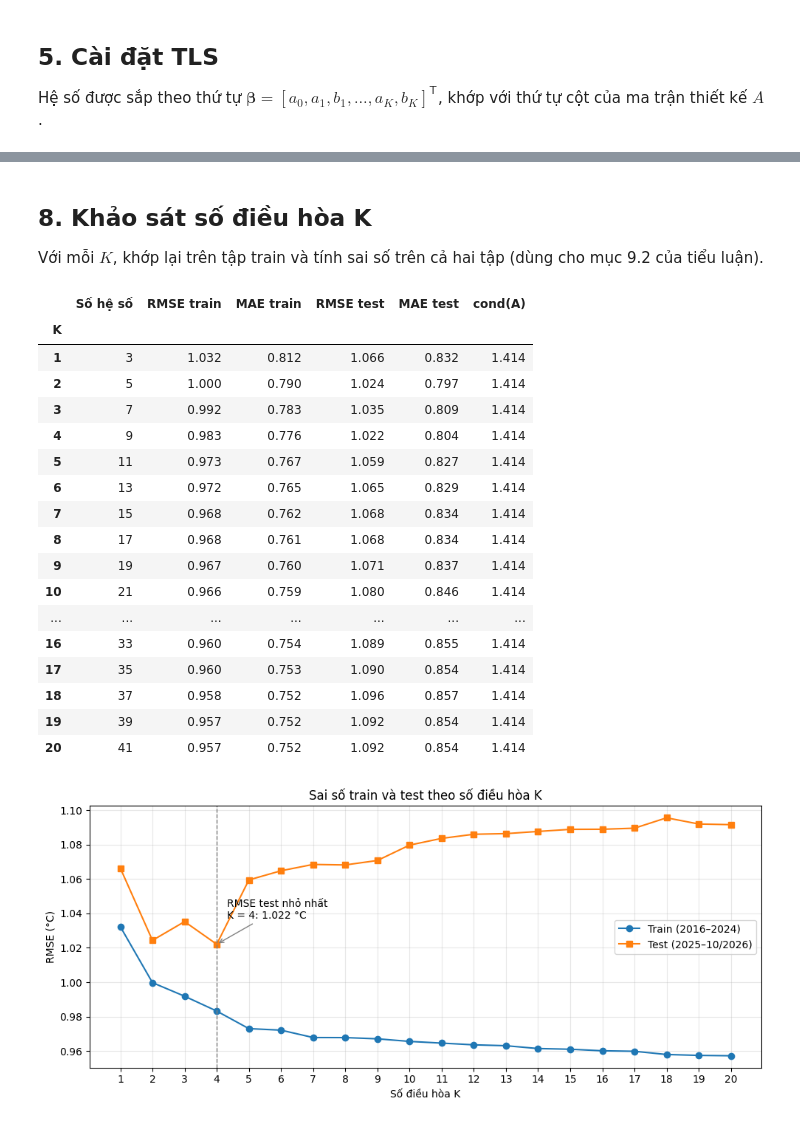
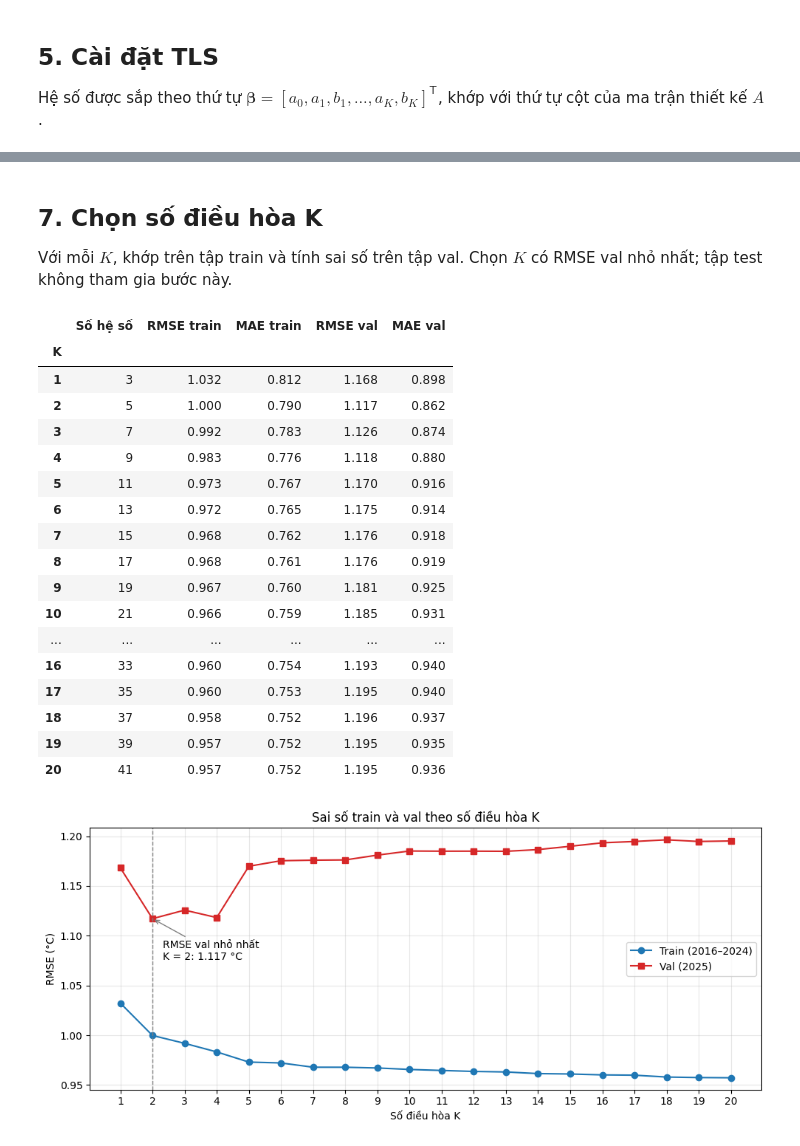
Before and after one commit to thiennguyen37-qn/Trigonometric_Least_Square, a Jupyter notebook: tls_experiment.ipynb, the cells around one changed output, grey strips where cells are left out. Cells and saved outputs as stored; diff of their text form; code cells hidden in the pictures.

```diff
--- a/tls_experiment.ipynb
+++ b/tls_experiment.ipynb
@@ -136,15 +145,19 @@ Chia theo thời gian, không xáo trộn ngẫu nhiên, để mô hình không
 # %%
 T = 365.25                              # chu kỳ năm (ngày)
-SPLIT_DATE = pd.Timestamp("2025-01-01")
+VAL_START = pd.Timestamp("2025-01-01")
+TEST_START = pd.Timestamp("2026-01-01")
 
 x = (df["date"] - df["date"].iloc[0]).dt.days.to_numpy(dtype=float)  # số ngày kể từ 2016-01-01
 y = df["temperature_2m_mean"].to_numpy()
 
-is_train = (df["date"] < SPLIT_DATE).to_numpy()
+is_train = (df["date"] < VAL_START).to_numpy()
+is_val = ((df["date"] >= VAL_START) & (df["date"] < TEST_START)).to_numpy()
+is_test = (df["date"] >= TEST_START).to_numpy()
 x_train, y_train = x[is_train], y[is_train]
-x_test, y_test = x[~is_train], y[~is_train]
+x_val, y_val = x[is_val], y[is_val]
+x_test, y_test = x[is_test], y[is_test]
 
-for name, mask in [("Tập khớp (train)", is_train), ("Tập kiểm tra (test)", ~is_train)]:
+for name, mask in [("Tập khớp (train)", is_train), ("Tập kiểm định (val)", is_val), ("Tập kiểm tra (test)", is_test)]:
     dates = df["date"][mask]
     print(f"{name:20s}: {mask.sum():4d} ngày, {dates.min().date()} → {dates.max().date()}")
 # %% [output]
@@ -213,64 +167,63 @@ plt.show()
 # %% [markdown]
-## 8. Khảo sát số điều hòa K
+## 7. Chọn số điều hòa K
 
-Với mỗi $K$, khớp lại trên tập train và tính sai số trên cả hai tập (dùng cho mục 9.2 của tiểu luận).
+Với mỗi $K$, khớp trên tập train và tính sai số trên tập val. Chọn $K$ có RMSE val nhỏ nhất; tập test không tham gia bước này.
 # %%
 rows = []
 for k in range(1, 21):
     b = fit_tls(x_train, y_train, period=T, K=k)
     yh_train = predict_tls(x_train, b, period=T)
-    yh_test = predict_tls(x_test, b, period=T)
+    yh_val = predict_tls(x_val, b, period=T)
     rows.append({
         "K": k,
         "Số hệ số": 2 * k + 1,
         "RMSE train": rmse(y_train, yh_train),
         "MAE train": mae(y_train, yh_train),
-        "RMSE test": rmse(y_test, yh_test),
-        "MAE test": mae(y_test, yh_test),
-        "cond(A)": np.linalg.cond(design_matrix(x_train, T, k)),
+        "RMSE val": rmse(y_val, yh_val),
+        "MAE val": mae(y_val, yh_val),
     })
 
 results = pd.DataFrame(rows).set_index("K")
 results.round(3)
 # %% [output]
-|  | Số hệ số | RMSE train | MAE train | RMSE test | MAE test | cond(A) |
-| K |  |  |  |  |  |  |
-| 1 | 3 | 1.032 | 0.812 | 1.066 | 0.832 | 1.414 |
-| 2 | 5 | 1.000 | 0.790 | 1.024 | 0.797 | 1.414 |
-| 3 | 7 | 0.992 | 0.783 | 1.035 | 0.809 | 1.414 |
-| 4 | 9 | 0.983 | 0.776 | 1.022 | 0.804 | 1.414 |
-| 5 | 11 | 0.973 | 0.767 | 1.059 | 0.827 | 1.414 |
-| 6 | 13 | 0.972 | 0.765 | 1.065 | 0.829 | 1.414 |
-| 7 | 15 | 0.968 | 0.762 | 1.068 | 0.834 | 1.414 |
-| 8 | 17 | 0.968 | 0.761 | 1.068 | 0.834 | 1.414 |
-| 9 | 19 | 0.967 | 0.760 | 1.071 | 0.837 | 1.414 |
-| 10 | 21 | 0.966 | 0.759 | 1.080 | 0.846 | 1.414 |
-| ... | ... | ... | ... | ... | ... | ... |
-| 16 | 33 | 0.960 | 0.754 | 1.089 | 0.855 | 1.414 |
-| 17 | 35 | 0.960 | 0.753 | 1.090 | 0.854 | 1.414 |
-| 18 | 37 | 0.958 | 0.752 | 1.096 | 0.857 | 1.414 |
-| 19 | 39 | 0.957 | 0.752 | 1.092 | 0.854 | 1.414 |
-| 20 | 41 | 0.957 | 0.752 | 1.092 | 0.854 | 1.414 |
+|  | Số hệ số | RMSE train | MAE train | RMSE val | MAE val |
+| K |  |  |  |  |  |
+| 1 | 3 | 1.032 | 0.812 | 1.168 | 0.898 |
+| 2 | 5 | 1.000 | 0.790 | 1.117 | 0.862 |
+| 3 | 7 | 0.992 | 0.783 | 1.126 | 0.874 |
+| 4 | 9 | 0.983 | 0.776 | 1.118 | 0.880 |
+| 5 | 11 | 0.973 | 0.767 | 1.170 | 0.916 |
+| 6 | 13 | 0.972 | 0.765 | 1.175 | 0.914 |
+| 7 | 15 | 0.968 | 0.762 | 1.176 | 0.918 |
+| 8 | 17 | 0.968 | 0.761 | 1.176 | 0.919 |
+| 9 | 19 | 0.967 | 0.760 | 1.181 | 0.925 |
+| 10 | 21 | 0.966 | 0.759 | 1.185 | 0.931 |
+| ... | ... | ... | ... | ... | ... |
+| 16 | 33 | 0.960 | 0.754 | 1.193 | 0.940 |
+| 17 | 35 | 0.960 | 0.753 | 1.195 | 0.940 |
+| 18 | 37 | 0.958 | 0.752 | 1.196 | 0.937 |
+| 19 | 39 | 0.957 | 0.752 | 1.195 | 0.935 |
+| 20 | 41 | 0.957 | 0.752 | 1.195 | 0.936 |
 # %%
-best_K = results["RMSE test"].idxmin()
+best_K = int(results["RMSE val"].idxmin())
 
 fig, ax = plt.subplots(figsize=(10, 4.5))
-ax.plot(results.index, results["RMSE train"], marker="o", label="Train (2016–2024)")
-ax.plot(results.index, results["RMSE test"], marker="s", label="Test (2025–10/2026)")
+ax.plot(results.index, results["RMSE train"], marker="o", color="tab:blue", label="Train (2016–2024)")
+ax.plot(results.index, results["RMSE val"], marker="s", color="tab:red", label="Val (2025)")
 ax.axvline(best_K, color="gray", ls="--", lw=1)
 ax.annotate(
-    f"RMSE test nhỏ nhất\nK = {best_K}: {results.loc[best_K, 'RMSE test']:.3f} °C",
-    xy=(best_K, results.loc[best_K, "RMSE test"]),
-    xytext=(10, 25), textcoords="offset points",
+    f"RMSE val nhỏ nhất\nK = {best_K}: {results.loc[best_K, 'RMSE val']:.3f} °C",
+    xy=(best_K, results.loc[best_K, "RMSE val"]),
+    xytext=(10, -40), textcoords="offset points",
     arrowprops=dict(arrowstyle="->", color="gray"),
 )
 ax.set_xticks(results.index)
 ax.set_xlabel("Số điều hòa K")
 ax.set_ylabel("RMSE (°C)")
-ax.set_title("Sai số train và test theo số điều hòa K")
+ax.set_title("Sai số train và val theo số điều hòa K")
 ax.grid(alpha=0.3)
-ax.legend()
+ax.legend(loc="center right")
 fig.tight_layout()
 plt.show()
 # %% [output]
-[figure, old version]
+[figure, new version]
```
Also changed, not shown: parts of 15 cells of this notebook.
